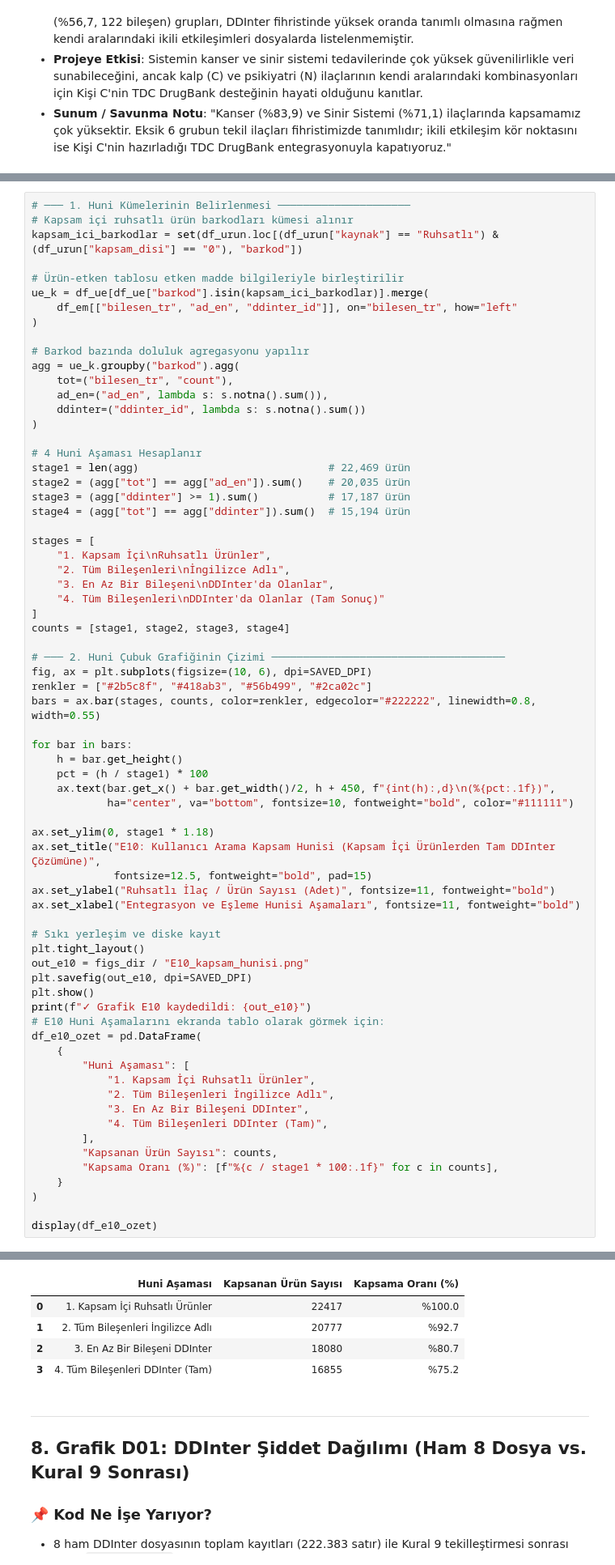
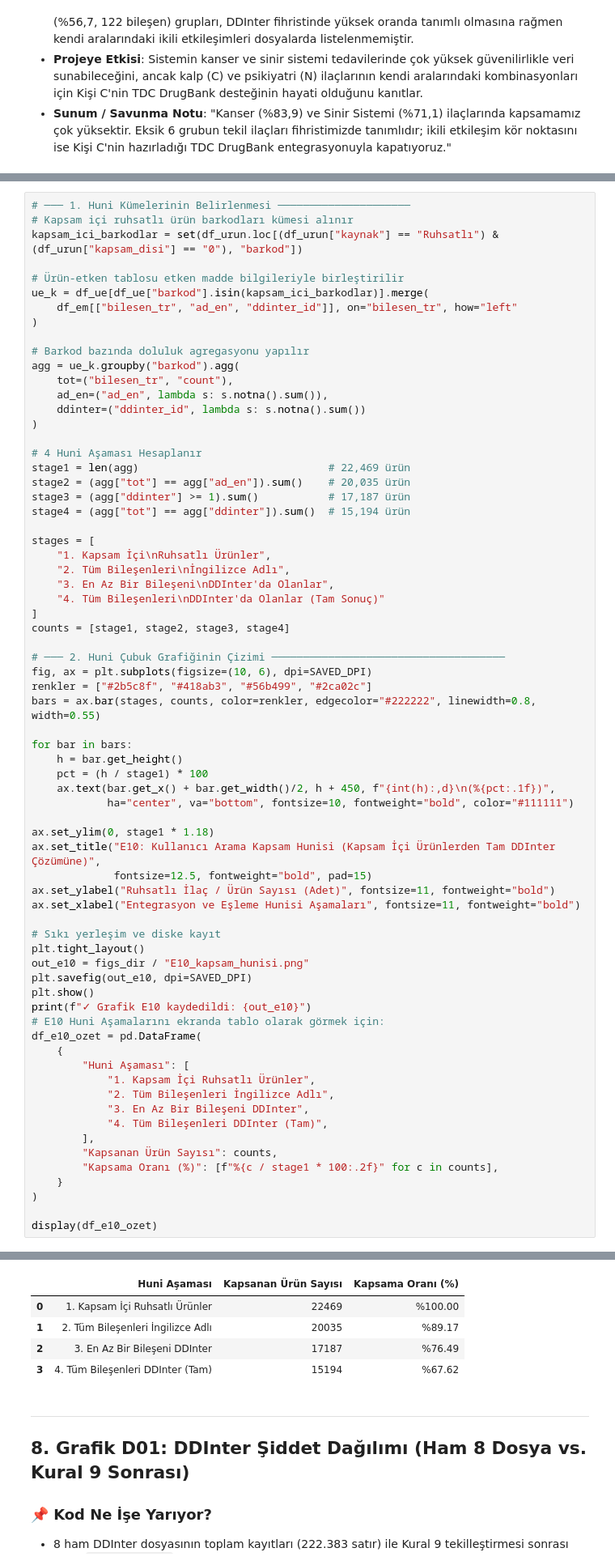
Before and after one commit to Msudeyanar/ddi-final, a Jupyter notebook: notebooks/06_eda_ddinter.ipynb, the cells around one changed output, grey strips where cells are left out. Shown at 81% size. Drawn from its saved outputs; the diff is of its cells as text.

Commit message:
notebook: E10 kapsama ciktisini guncelle

```diff
--- a/notebooks/06_eda_ddinter.ipynb
+++ b/notebooks/06_eda_ddinter.ipynb
@@ -613,38 +609,38 @@ for bar in bars:
 
 ax.set_ylim(0, stage1 * 1.18)
 ax.set_title("E10: Kullanıcı Arama Kapsam Hunisi (Kapsam İçi Ürünlerden Tam DDInter Çözümüne)",
              fontsize=12.5, fontweight="bold", pad=15)
 ax.set_ylabel("Ruhsatlı İlaç / Ürün Sayısı (Adet)", fontsize=11, fontweight="bold")
 ax.set_xlabel("Entegrasyon ve Eşleme Hunisi Aşamaları", fontsize=11, fontweight="bold")
 
 # Sıkı yerleşim ve diske kayıt
 plt.tight_layout()
 out_e10 = figs_dir / "E10_kapsam_hunisi.png"
 plt.savefig(out_e10, dpi=SAVED_DPI)
 plt.show()
 print(f"✓ Grafik E10 kaydedildi: {out_e10}")
 # E10 Huni Aşamalarını ekranda tablo olarak görmek için:
 df_e10_ozet = pd.DataFrame(
     {
         "Huni Aşaması": [
             "1. Kapsam İçi Ruhsatlı Ürünler",
             "2. Tüm Bileşenleri İngilizce Adlı",
             "3. En Az Bir Bileşeni DDInter",
             "4. Tüm Bileşenleri DDInter (Tam)",
         ],
         "Kapsanan Ürün Sayısı": counts,
-        "Kapsama Oranı (%)": [f"%{c / stage1 * 100:.1f}" for c in counts],
+        "Kapsama Oranı (%)": [f"%{c / stage1 * 100:.2f}" for c in counts],
     }
 )
 
 display(df_e10_ozet)
 # %% [output]
 ✓ Grafik E10 kaydedildi: ../figs/E10_kapsam_hunisi.png
 |  | Huni Aşaması | Kapsanan Ürün Sayısı | Kapsama Oranı (%) |
-| 0 | 1. Kapsam İçi Ruhsatlı Ürünler | 22417 | %100.0 |
-| 1 | 2. Tüm Bileşenleri İngilizce Adlı | 20777 | %92.7 |
-| 2 | 3. En Az Bir Bileşeni DDInter | 18080 | %80.7 |
-| 3 | 4. Tüm Bileşenleri DDInter (Tam) | 16855 | %75.2 |
+| 0 | 1. Kapsam İçi Ruhsatlı Ürünler | 22469 | %100.00 |
+| 1 | 2. Tüm Bileşenleri İngilizce Adlı | 20035 | %89.17 |
+| 2 | 3. En Az Bir Bileşeni DDInter | 17187 | %76.49 |
+| 3 | 4. Tüm Bileşenleri DDInter (Tam) | 15194 | %67.62 |
 # %% [markdown]
 ---
 ## 8. Grafik D01: DDInter Şiddet Dağılımı (Ham 8 Dosya vs. Kural 9 Sonrası)
```
Also changed, not shown: parts of 1 cell of this notebook.
